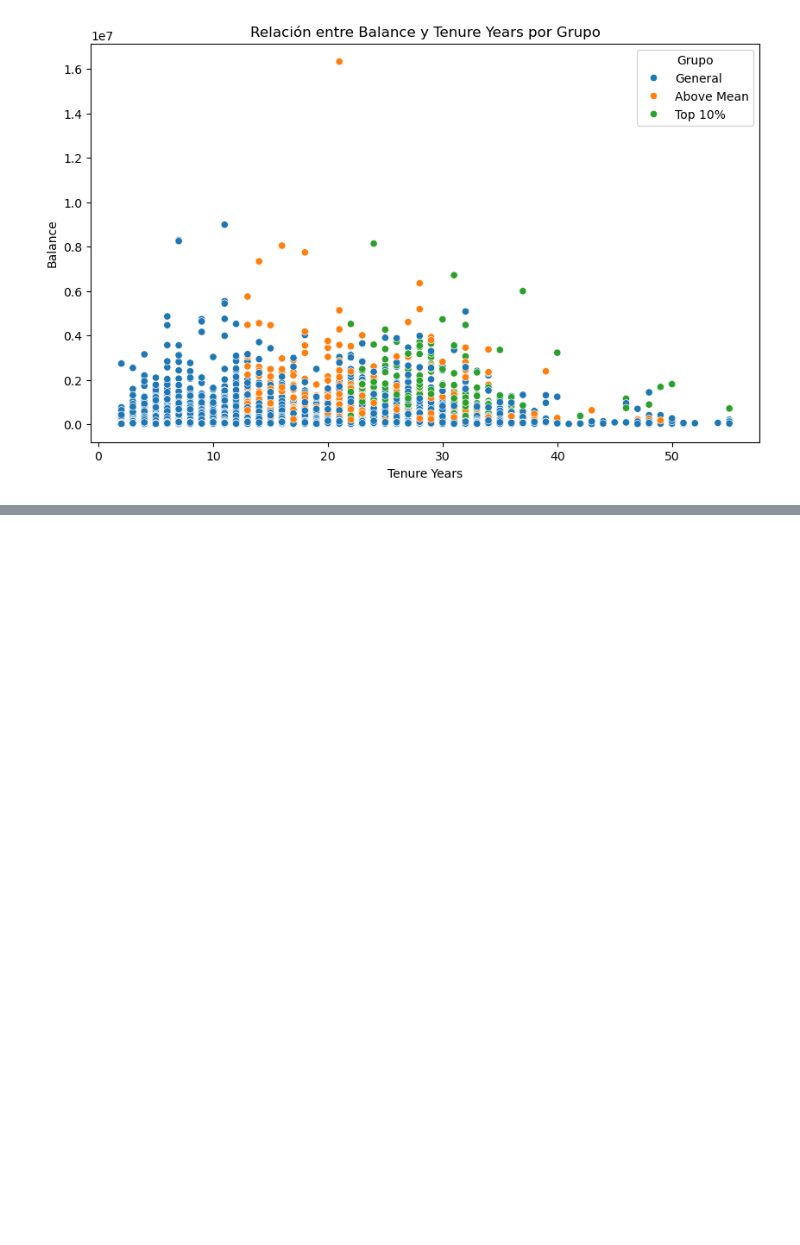
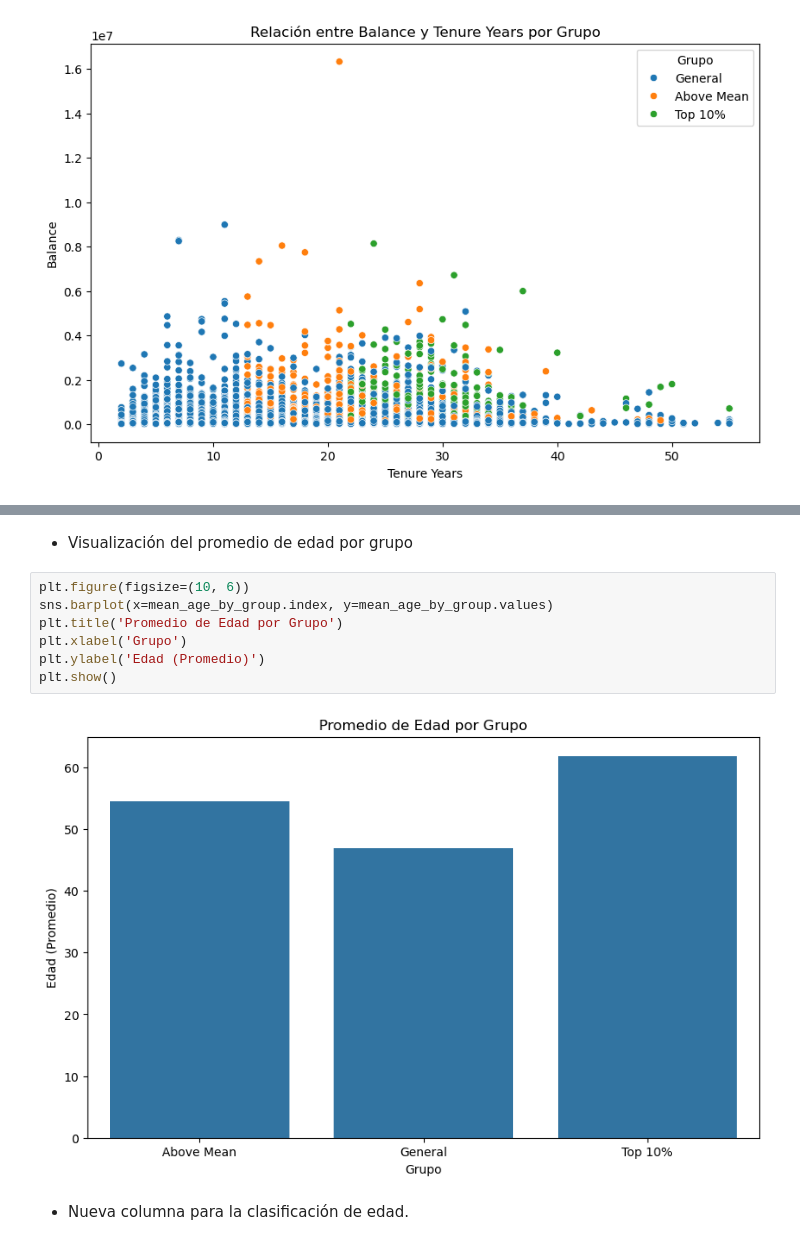
Before and after one commit to adrianlardies/vanguard-ab-test, a Jupyter notebook: main.ipynb, the cells around one changed output, grey strips where cells are left out. Drawn from its saved outputs; the diff is of its cells as text; blank space fills up the shorter version.

```diff
--- a/main.ipynb
+++ b/main.ipynb
@@ -802,0 +840,13 @@ plt.show()
+# %% [markdown]
+- Visualización del promedio de edad por grupo
+# %%
+plt.figure(figsize=(10, 6))
+sns.barplot(x=mean_age_by_group.index, y=mean_age_by_group.values)
+plt.title('Promedio de Edad por Grupo')
+plt.xlabel('Grupo')
+plt.ylabel('Edad (Promedio)')
+plt.show()
+# %% [output]
+[figure, added]
+# %% [markdown]
+- Nueva columna para la clasificación de edad.
```
Also changed, not shown: parts of 97 cells of this notebook.
